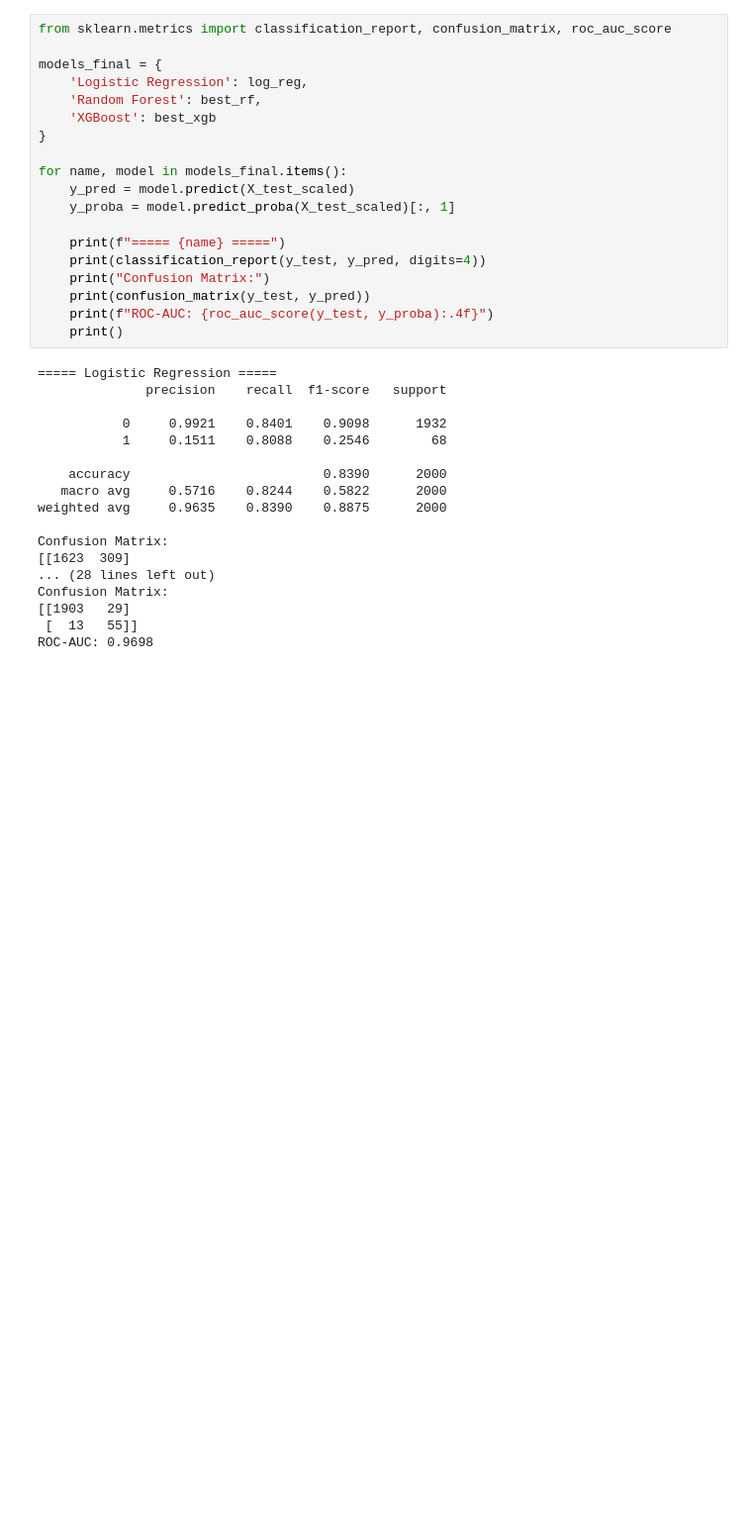
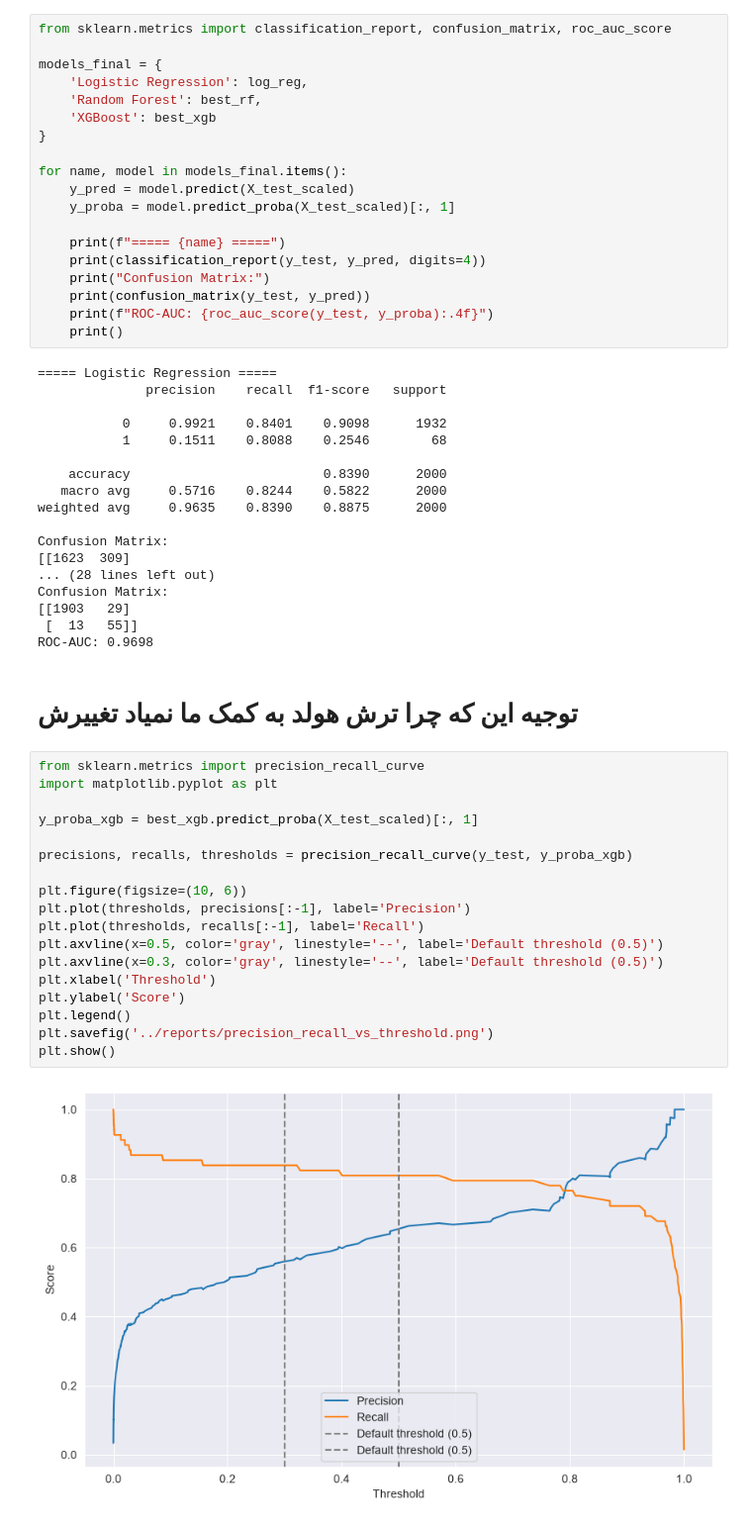
Before and after one commit to amiralavidev/Undergraduate-Project_Predictive-Maintenance, a Jupyter notebook: notebooks/03_model_learning.ipynb, the cells around one changed output. Shown at 99% size. Drawn from its saved outputs; the diff is of its cells as text; blank space fills up the shorter version.

```diff
--- a/notebooks/03_model_learning.ipynb
+++ b/notebooks/03_model_learning.ipynb
@@ -367,3 +367,25 @@ Confusion Matrix:
 [[1903   29]
  [  13   55]]
 ROC-AUC: 0.9698
+# %% [markdown]
+# توجیه این که چرا ترش هولد به کمک ما نمیاد تغییرش
+# %%
+from sklearn.metrics import precision_recall_curve
+import matplotlib.pyplot as plt
+
+y_proba_xgb = best_xgb.predict_proba(X_test_scaled)[:, 1]
+
+precisions, recalls, thresholds = precision_recall_curve(y_test, y_proba_xgb)
+
+plt.figure(figsize=(10, 6))
+plt.plot(thresholds, precisions[:-1], label='Precision')
+plt.plot(thresholds, recalls[:-1], label='Recall')
+plt.axvline(x=0.5, color='gray', linestyle='--', label='Default threshold (0.5)')
+plt.axvline(x=0.3, color='gray', linestyle='--', label='Default threshold (0.5)')
+plt.xlabel('Threshold')
+plt.ylabel('Score')
+plt.legend()
+plt.savefig('../reports/precision_recall_vs_threshold.png')
+plt.show()
+# %% [output]
+[figure, added]
```
Also changed, not shown: parts of 4 cells of this notebook, 4 other files.
